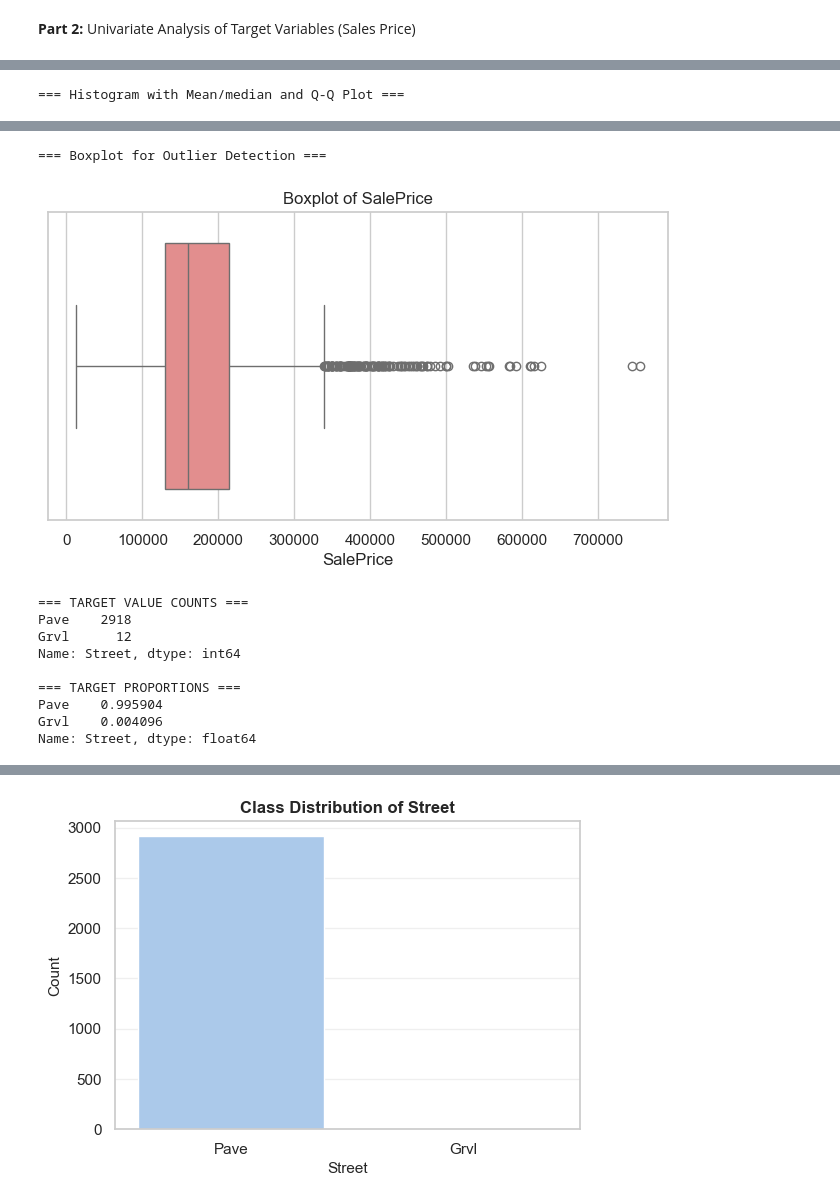
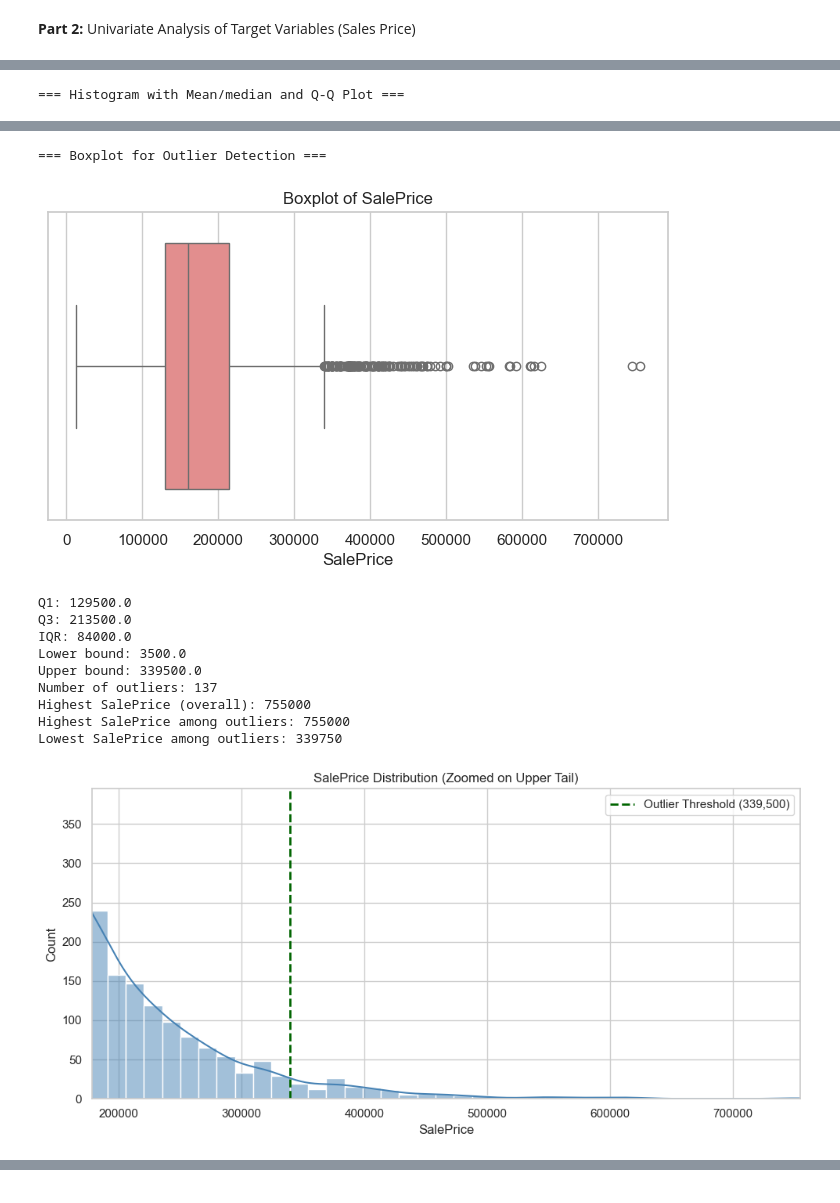
Before and after one commit to ilsapervaiz-faststream/assessment, a Jupyter notebook: kaggle_house_prices.ipynb, the cells around one changed output, grey strips where cells are left out. Drawn from its saved outputs; the diff is of its cells as text; code cells hidden in the pictures.

```diff
--- a/kaggle_house_prices.ipynb
+++ b/kaggle_house_prices.ipynb
@@ -268,7 +309,65 @@ sns.boxplot(x=df[target_col], color="lightcoral")
 plt.title("Boxplot of SalePrice")
 plt.xlabel("SalePrice")
 plt.show()
+# the box represents the interquartile range (IQR - width of box, q3 -q1),  with the line inside the box indicating the median/centre.
+# The "whiskers" extend to 1.5 times the IQR from the quartiles. whisker 1; the points that extend 1.5*IQR below Q1 and whisker 2; the points that extend 1.5*IQR above Q3.
+# Data points beyond the whiskers are considered outliers.
+# so if we analyser what number of outliers we have and what is the threshold
+# I used the IQR method to detect outliers.
+# The boxplot shows the middle 50% of the data (from Q1 to Q3), and the whiskers extend to 1.5 times the IQR in each direction.
+# Values beyond those whiskers are considered outliers because
+# they fall well outside the normal spread of the dataset and represent unusually extreme values.
 
+# # ============================
+# Further Analysis of Target Variable Outliers
+# # ============================
+# Identify outliers using IQR method
+Q1 = df["SalePrice"].quantile(0.25)
+Q3 = df["SalePrice"].quantile(0.75)
+IQR = Q3 - Q1
+
+lower_bound = Q1 - 1.5 * IQR
+upper_bound = Q3 + 1.5 * IQR
+
+print("Q1:", Q1)
+print("Q3:", Q3)
+print("IQR:", IQR)
+print("Lower bound:", lower_bound)
+print("Upper bound:", upper_bound)
+
+outliers = df[df["SalePrice"] > upper_bound]
+print("Number of outliers:", outliers.shape[0])
+
+print("Highest SalePrice (overall):", df["SalePrice"].max())
+print("Highest SalePrice among outliers:", outliers["SalePrice"].max())
+print("Lowest SalePrice among outliers:", outliers["SalePrice"].min())
+
+
+# Look at top few outliers
+# ============================
+# Zoomed-in Histogram of SalePrice (Highlighting Outlier Region)
+# ============================
+
+plt.figure(figsize=(10,5))
+sns.histplot(df["SalePrice"], bins=50, kde=True, color="steelblue")
+
+# Add vertical line for outlier cutoff
+plt.axvline(upper_bound, color='darkgreen', linestyle='--', linewidth=2,
+            label=f'Outlier Threshold ({upper_bound:,.0f})')
+
+# Zoom in (optional)
+plt.xlim(df["SalePrice"].quantile(0.60), df["SalePrice"].max())
+
+plt.title("SalePrice Distribution (Zoomed on Upper Tail)")
+plt.xlabel("SalePrice")
+plt.ylabel("Count")
+plt.legend()
+plt.tight_layout()
+plt.show()
+
+# Using the IQR method, I identified 137 houses whose SalePrice values fall well above the normal range — specifically, above the threshold defined as Q3 + 1.5×IQR.
+# Given the dataset contains 1460 observations, these outliers represent roughly 9.4% of the total.
+# These properties correspond to genuinely high-value, luxury houses rather than errors, so I retain them but apply a log-transform to stabilise their influence on the model.”
 
 # # Q-Q plot (normality check) - if needed then use
 # plt.figure(figsize=(6, 6))
@@ -311,6 +410,8 @@ plt.show()
 # plt.tight_layout(rect=[0, 0, 1, 0.96])
 # plt.show()
 
+
+
 # ============================
 # 3. Categorical Feature Analysis
 # ============================
@@ -327,39 +428,40 @@ plt.title(f"Class Distribution of {target_col}", fontsize=12, fontweight='bold')
 plt.xlabel(target_col, fontsize=11)
 plt.ylabel("Count", fontsize=11)
 plt.grid(axis='y', alpha=0.3)
 plt.show()
 # if target has more than one class
 plt.figure(figsize=(6,4))
 sns.countplot(x=target_col, data=df)
 plt.title(f"Class Distribution of {target_col}")
 plt.xticks(rotation=45)
 plt.show()
 # %% [output]
 === Summary Statistics ===
 count      2930.000000
 mean     180796.060068
 std       79886.692357
 min       12789.000000
 25%      129500.000000
 50%      160000.000000
 75%      213500.000000
 max      755000.000000
 Name: SalePrice, dtype: float64
 
 Skewness: 1.7435000757376466
 
 === Histogram ===
 [figure]
 === Histogram with Mean/median and Q-Q Plot ===
 [figure]
 === Boxplot for Outlier Detection ===
 [figure]
-=== TARGET VALUE COUNTS ===
-Pave    2918
-Grvl      12
-Name: Street, dtype: int64
-
-=== TARGET PROPORTIONS ===
-Pave    0.995904
-Grvl    0.004096
-Name: Street, dtype: float64
+Q1: 129500.0
+Q3: 213500.0
+IQR: 84000.0
+Lower bound: 3500.0
+Upper bound: 339500.0
+Number of outliers: 137
+Highest SalePrice (overall): 755000
+Highest SalePrice among outliers: 755000
+Lowest SalePrice among outliers: 339750
+[figure, new version]
@@ -369 +476,0 @@ Passing `palette` without assigning `hue` is deprecated and will be removed in v
-[figure, old version]
```
Also changed, not shown: parts of 44 cells of this notebook.
